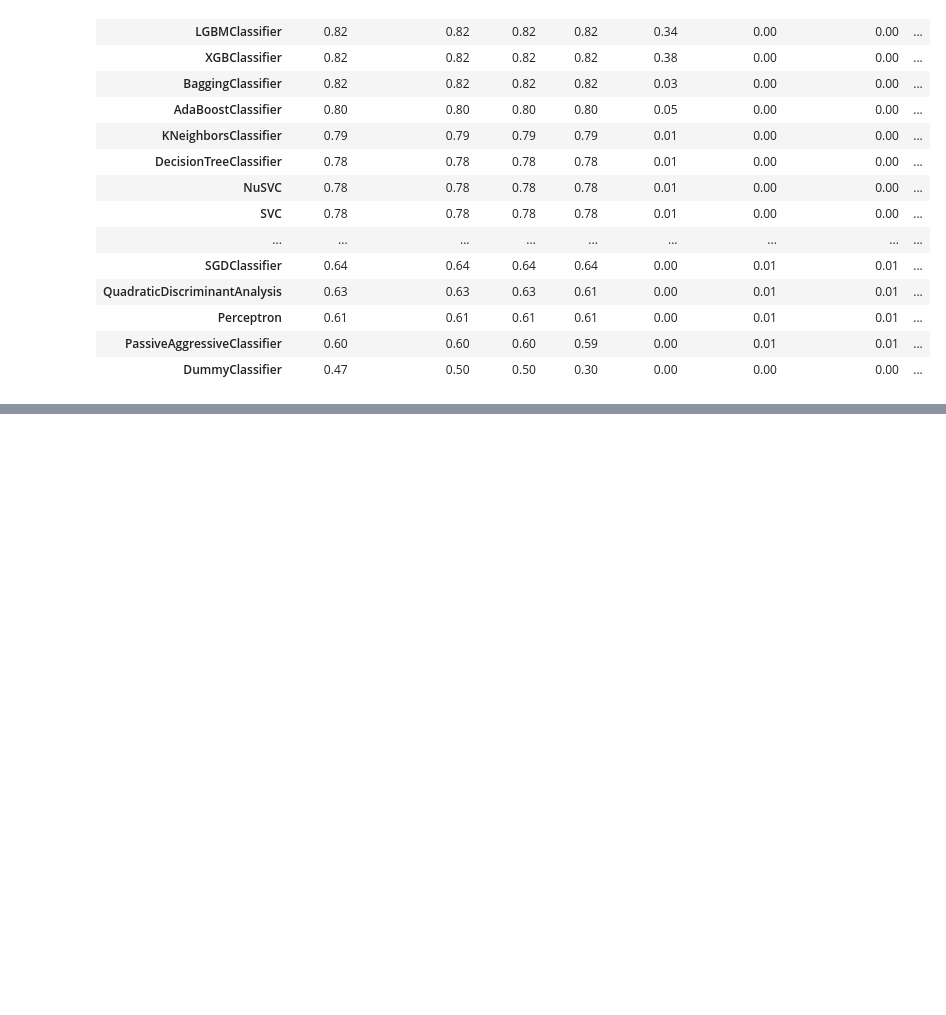
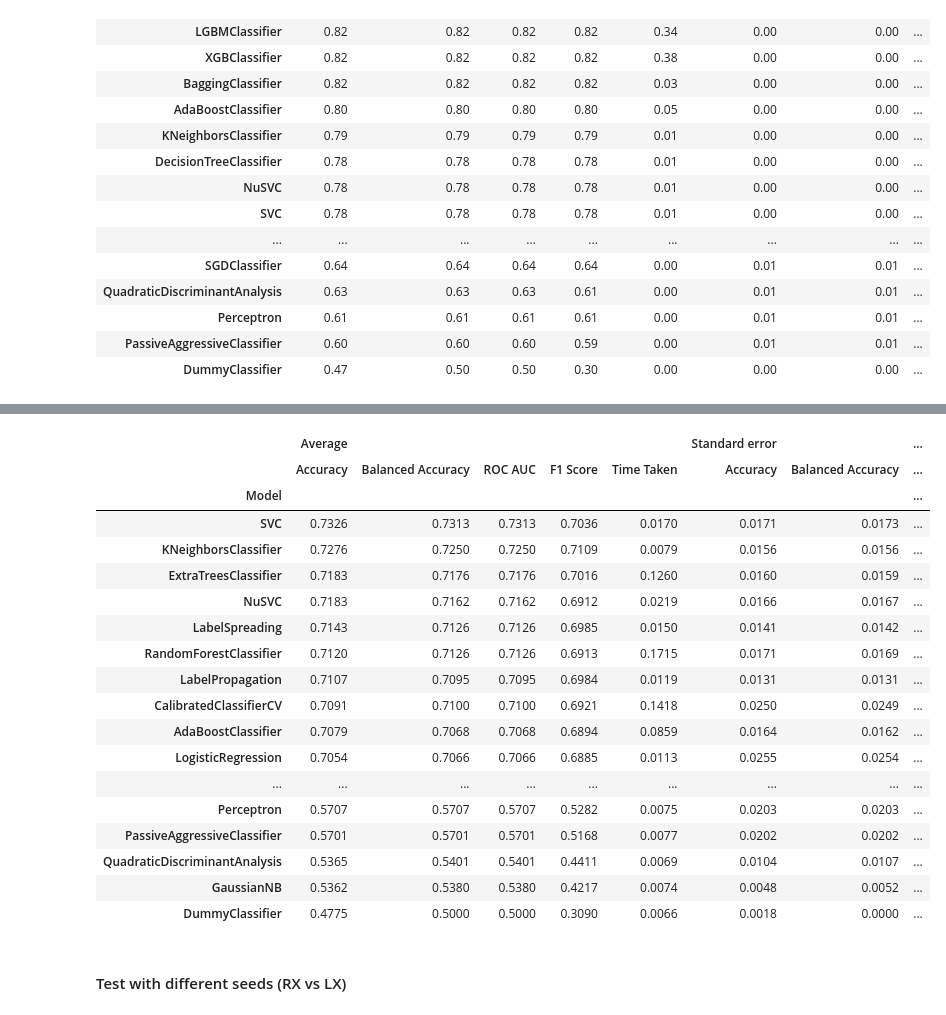
Before and after one commit to LeonardoAlchieri/LateralizationPhysiologicalWearables, a Jupyter notebook: notebooks/data-exploration-usilaughs.ipynb, the cells around one changed output, grey strips where cells are left out. Drawn from its saved outputs; the diff is of its cells as text; code cells hidden in the pictures; blank space fills up the shorter version.

```diff
--- a/notebooks/data-exploration-usilaughs.ipynb
+++ b/notebooks/data-exploration-usilaughs.ipynb
@@ -848,0 +1204,35 @@ pd.set_option('display.precision',2)
+# %%
+results = run_different_classifications(
+    x_train=features_left,
+    x_test=features_right,
+    y_train=labels_left,
+    y_test=labels_right,
+    folds_train=groups_left,
+    folds_test=groups_right,
+    n_jobs=6,
+)
+# %%
+with pd.option_context('display.float_format', '{:0.4f}'.format):
+    display(results)
+# %% [output]
+|  | Average |  |  |  |  | Standard error |  | ... |
+|  | Accuracy | Balanced Accuracy | ROC AUC | F1 Score | Time Taken | Accuracy | Balanced Accuracy | ... |
+| Model |  |  |  |  |  |  |  | ... |
+| SVC | 0.7326 | 0.7313 | 0.7313 | 0.7036 | 0.0170 | 0.0171 | 0.0173 | ... |
+| KNeighborsClassifier | 0.7276 | 0.7250 | 0.7250 | 0.7109 | 0.0079 | 0.0156 | 0.0156 | ... |
+| ExtraTreesClassifier | 0.7183 | 0.7176 | 0.7176 | 0.7016 | 0.1260 | 0.0160 | 0.0159 | ... |
+| NuSVC | 0.7183 | 0.7162 | 0.7162 | 0.6912 | 0.0219 | 0.0166 | 0.0167 | ... |
+| LabelSpreading | 0.7143 | 0.7126 | 0.7126 | 0.6985 | 0.0150 | 0.0141 | 0.0142 | ... |
+| RandomForestClassifier | 0.7120 | 0.7126 | 0.7126 | 0.6913 | 0.1715 | 0.0171 | 0.0169 | ... |
+| LabelPropagation | 0.7107 | 0.7095 | 0.7095 | 0.6984 | 0.0119 | 0.0131 | 0.0131 | ... |
+| CalibratedClassifierCV | 0.7091 | 0.7100 | 0.7100 | 0.6921 | 0.1418 | 0.0250 | 0.0249 | ... |
+| AdaBoostClassifier | 0.7079 | 0.7068 | 0.7068 | 0.6894 | 0.0859 | 0.0164 | 0.0162 | ... |
+| LogisticRegression | 0.7054 | 0.7066 | 0.7066 | 0.6885 | 0.0113 | 0.0255 | 0.0254 | ... |
+| ... | ... | ... | ... | ... | ... | ... | ... | ... |
+| Perceptron | 0.5707 | 0.5707 | 0.5707 | 0.5282 | 0.0075 | 0.0203 | 0.0203 | ... |
+| PassiveAggressiveClassifier | 0.5701 | 0.5701 | 0.5701 | 0.5168 | 0.0077 | 0.0202 | 0.0202 | ... |
+| QuadraticDiscriminantAnalysis | 0.5365 | 0.5401 | 0.5401 | 0.4411 | 0.0069 | 0.0104 | 0.0107 | ... |
+| GaussianNB | 0.5362 | 0.5380 | 0.5380 | 0.4217 | 0.0074 | 0.0048 | 0.0052 | ... |
+| DummyClassifier | 0.4775 | 0.5000 | 0.5000 | 0.3090 | 0.0066 | 0.0018 | 0.0000 | ... |
+# %% [markdown]
+#### Test with different seeds (RX vs LX)
```
Also changed, not shown: parts of 30 cells of this notebook.
